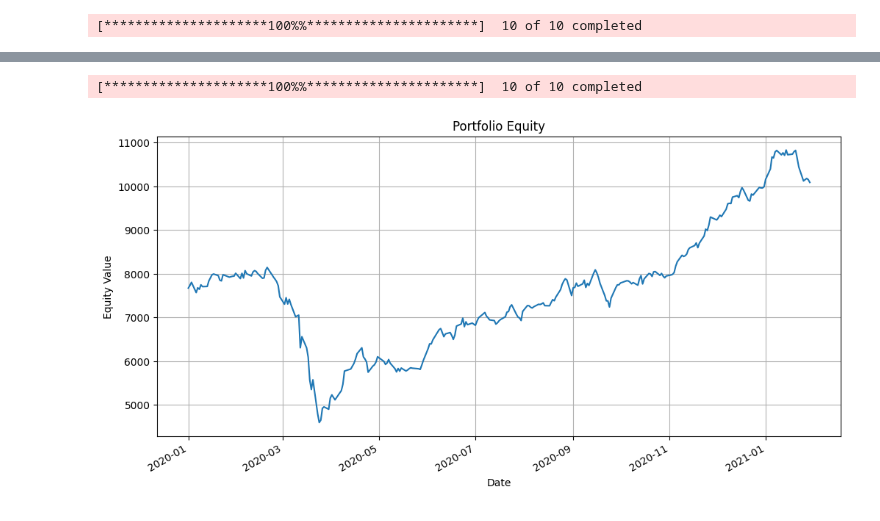
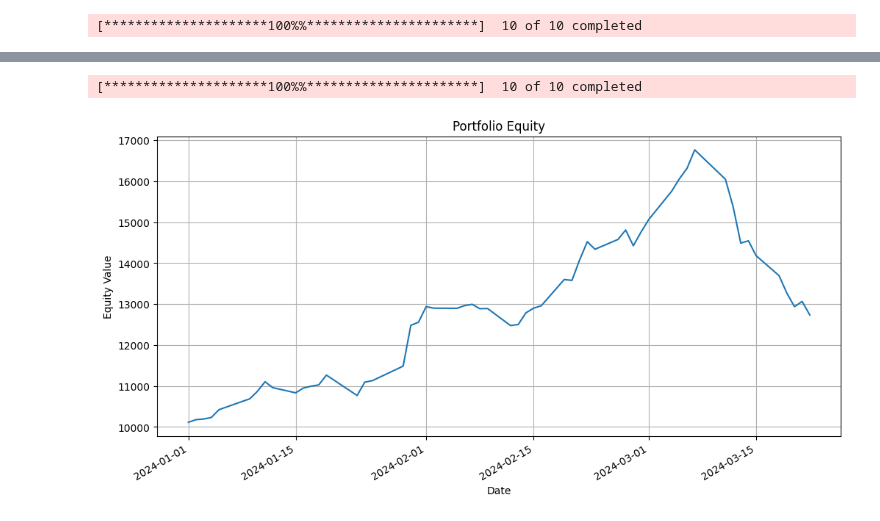
Before and after one commit to anirbanghoshsbi/.github.io, a Jupyter notebook: work/portfolio/momentum_portfolio_manual.ipynb, the cells around one changed output, grey strips where cells are left out. Saved outputs shown, nothing was run; the diff lists cells and outputs as text; code cells hidden in the pictures.

```diff
--- a/work/portfolio/momentum_portfolio_manual.ipynb
+++ b/work/portfolio/momentum_portfolio_manual.ipynb
@@ -23,5 +23,5 @@ def fetch_stock_data(symbol, start_date, end_date):
 # %%
 nifty50_tickers = get_nifty50_tickers()
 
-start_date = '2018-11-01'
-end_date = '2020-01-01'
+start_date = '2022-11-01'
+end_date = '2024-03-01'
@@ -72,0 +28,34 @@ ERROR:yfinance:['ZOMATO.NS']: Exception("%ticker%: Data doesn't exist for startD
+# %%
+import numpy as np
+
+rolling_periods = [21, 63, 126, 262]
+
+# Pre-calculate minimum data length
+min_data_length = max(rolling_periods)
+
+# Pre-allocate top_decile_stocks
+top_decile_stocks = [None] * len(nifty50_tickers)
+
+for i, symbol in enumerate(nifty50_tickers):
+    try:
+        stock_data = fetch_stock_data(symbol, start_date, end_date)
+        if len(stock_data) >= min_data_length:
+            closes = stock_data['Close']
+            returns = np.stack([
+                closes.rolling(period).apply(lambda x: x[-1] / x[0] - 1)
+                for period in rolling_periods
+            ], axis=1)
+
+            top_decile_stocks[i] = {
+                'Symbol': symbol,
+                'Close': closes.iloc[-1],
+                'returns_21': returns[-1, 0],
+                'returns_63': returns[-1, 1],
+                'returns_126': returns[-1, 2],
+                'returns_252': returns[-1, 3],
+            }
+    except:
+        pass
+
+# Filter out None values
+top_decile_stocks = [stock for stock in top_decile_stocks if stock is not None]
@@ -187,30 +197,30 @@ ax = rp.plot_risk_con(w, cov=port.cov, returns=port.returns, rm=rm, rf=0, alpha=
 # %%
 import yfinance as yf
 import matplotlib.pyplot as plt
 import pandas as pd
 
 # Get today's date
 today = pd.Timestamp.today().strftime('%Y-%m-%d')
 
 # Define stock symbols and weights
 symbols = assets
 weights = [1,1,1,1,1,1,1,1,1,1]
 # Download historical price data
-data = yf.download(symbols, start="2020-01-01", end='2021-01-31')["Adj Close"]
+data = yf.download(symbols, start="2024-01-01")["Adj Close"]
 
 # Calculate portfolio return by multiplying weights with daily returns
 portfolio_return = (data * weights).sum(axis=1)
 
 # Plot the portfolio return
 plt.figure(figsize=(12, 6))
 portfolio_return.plot(title="Portfolio Equity")
 plt.ylabel("Equity Value")
 plt.xlabel("Date")
 plt.grid(True)
 plt.show()
 # %% [output]
 [*********************100%%**********************]  10 of 10 completed
-[figure, old version]
+[figure, new version]
 # %% [markdown]
 February 2024
 
```
Also changed, not shown: parts of 9 cells of this notebook.
